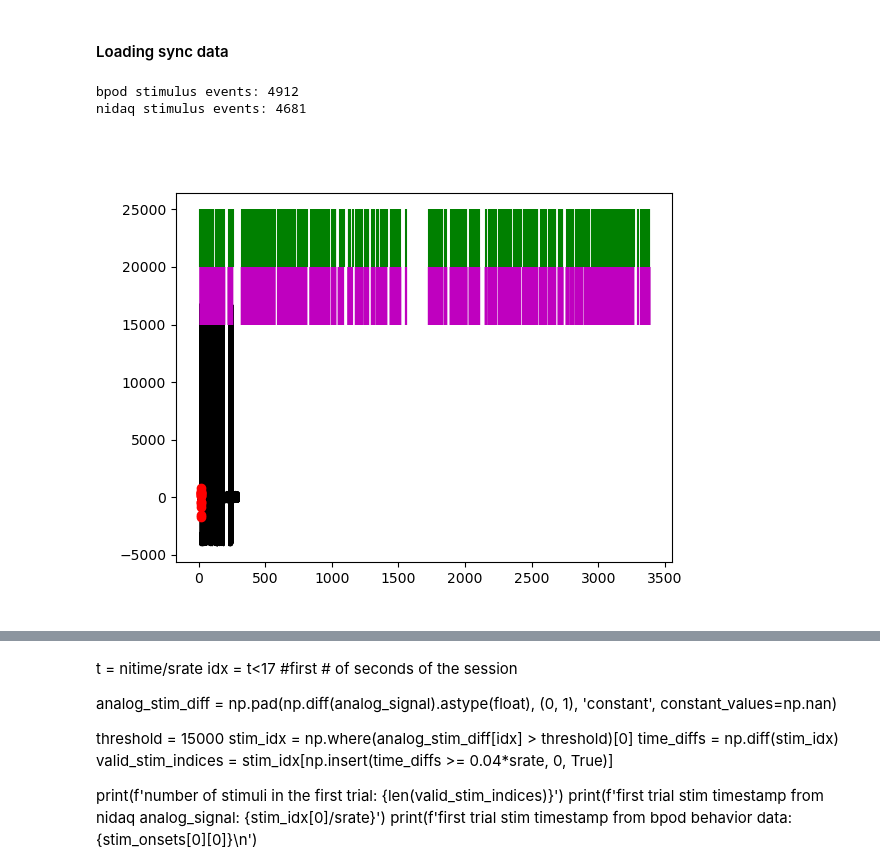
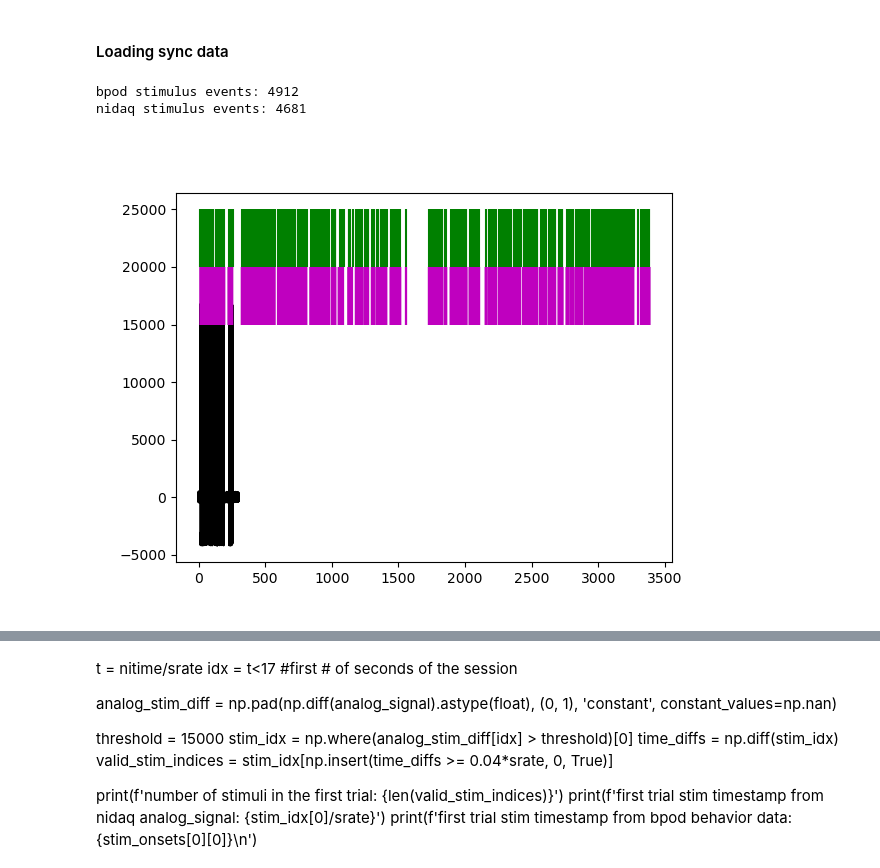
Before and after one commit to rojasgabriel/ephys, a Jupyter notebook: sorting.ipynb, the cells around one changed output, grey strips where cells are left out. Saved outputs shown, nothing was run; the diff lists cells and outputs as text; code cells hidden in the pictures.

Commit message:
DONE: properly identify stimulus events using the nidaq signal.

```diff
--- a/sorting.ipynb
+++ b/sorting.ipynb
@@ -65,25 +65,24 @@ assert len(first_stim_onsets) == len(stim_onsets) == len(sk)
 # %%
 analog_signal = nisync[:, 0]
 # threshold = 15000
 # digital_signal = (analog_signal > threshold).astype(int)
 
 t = nitime/srate
 idx = t<300 #first # of seconds of the session
 plt.figure()
 plt.plot(t[idx],analog_signal[idx],'k')
-plt.plot(t[idx][valid_stim_indices],analog_signal[idx][valid_stim_indices],'ro')
+# plt.plot(t[idx][valid_stim_indices],analog_signal[idx][valid_stim_indices],'ro')
 # a,b = (t,analog_signal)
 # plt.plot(a,15000*(b>2500),'b')
 plt.vlines(corrected_onsets[2]/srate,20000,25000,'g') #trial starts
-
 
 ii = np.where(np.diff(analog_signal>2500)==1)[0]
 stim_events_nidaq = t[ii[np.diff(np.hstack([0,ii]))>0.04*srate]]
 plt.vlines(stim_events_nidaq,15000,20000,'m') #stim events
 
 print(f'bpod stimulus events: {len(np.hstack(stim_onsets))}\nnidaq stimulus events: {len(stim_events_nidaq)}') #stim events nidaq should be equal or less than the bpod ones since the bpod ones are the ones that are loaded, but not necessarily experienced by the mouse
 #In summary, I should use the stim_events_nidaq as the stimulus onsets, and the corrected_onsets[2] as the trial onsets
 # %% [output]
 bpod stimulus events: 4912
 nidaq stimulus events: 4681
-[figure, old version]
+[figure, new version]
```
Also changed, not shown: parts of 2 cells of this notebook.
